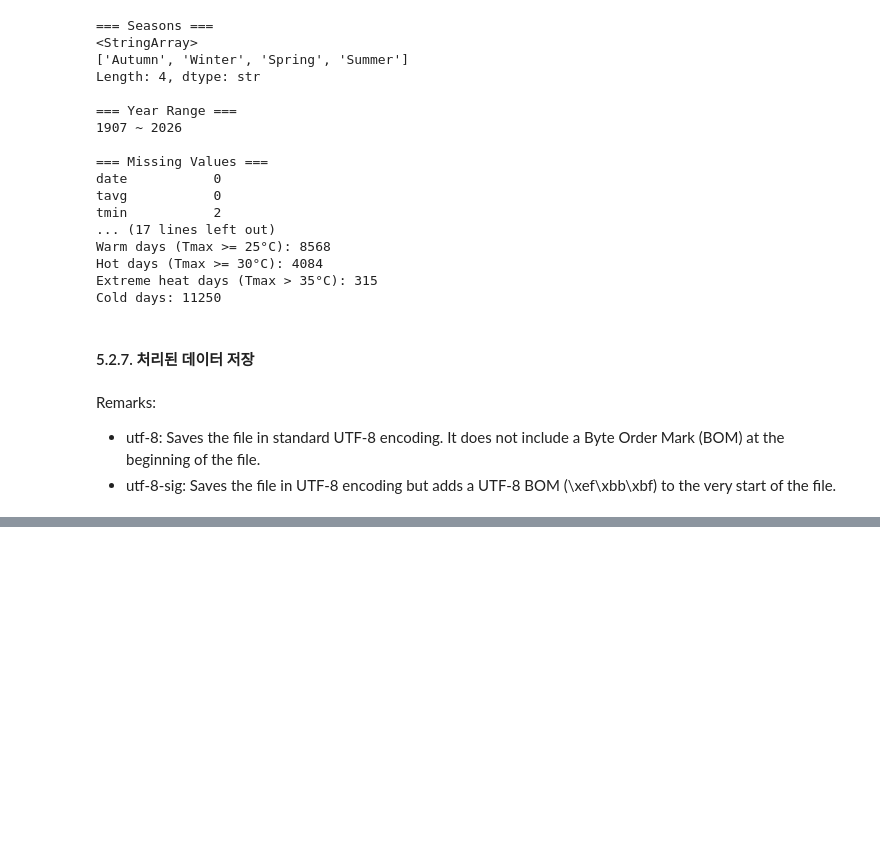
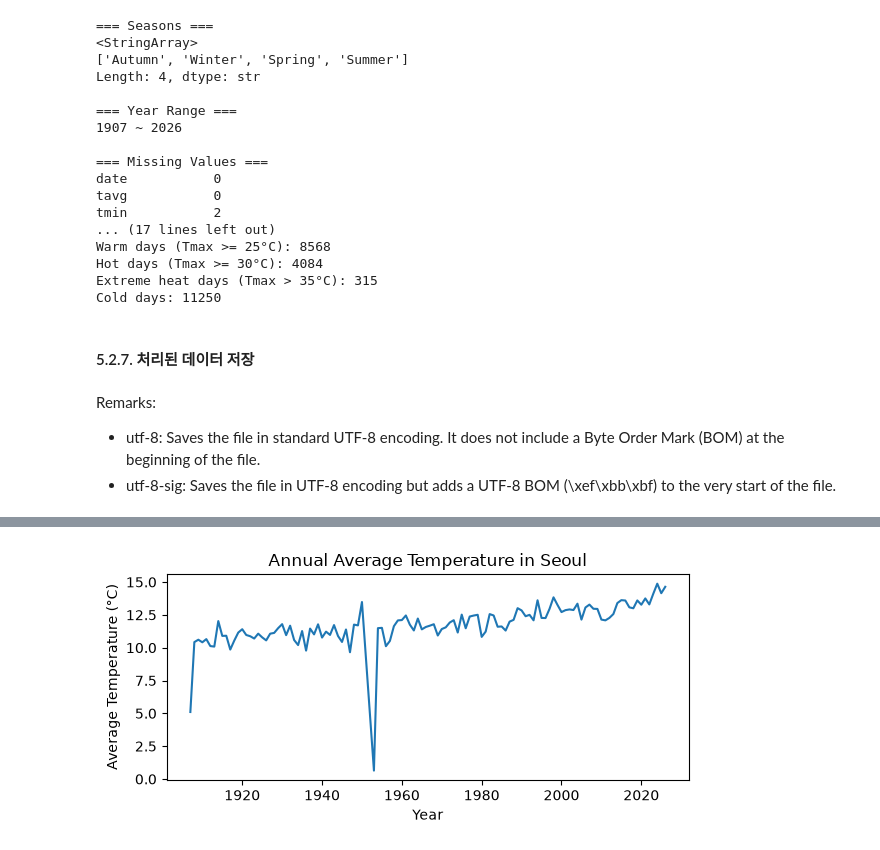
Before and after one commit to freepoincare/time-series-data-analysis, a Jupyter notebook: notebooks/1_EDA_preprocessing.ipynb, the cells around one changed output, grey strips where cells are left out. Drawn from its saved outputs; the diff is of its cells as text; code cells hidden in the pictures; blank space fills up the shorter version.

```diff
--- a/notebooks/1_EDA_preprocessing.ipynb
+++ b/notebooks/1_EDA_preprocessing.ipynb
@@ -678,0 +687,7 @@ Remarks:
+# %%
+# Load data
+
+import pandas as pd
+
+df2 = pd.read_csv("../data/processed/dataset_processed.csv")
+df2.head()
@@ -678,0 +707,12 @@ Remarks:
+# %%
+annual_temp = df2.groupby("year")["tavg"].mean()
+
+plt.figure(figsize=(6, 3))
+plt.plot(annual_temp.index, annual_temp.values)
+plt.xlabel("Year")
+plt.ylabel("Average Temperature (°C)")
+plt.title("Annual Average Temperature in Seoul")
+plt.tight_layout()
+plt.show()
+# %% [output]
+[figure, added]
```
Also changed, not shown: parts of 10 cells of this notebook.
